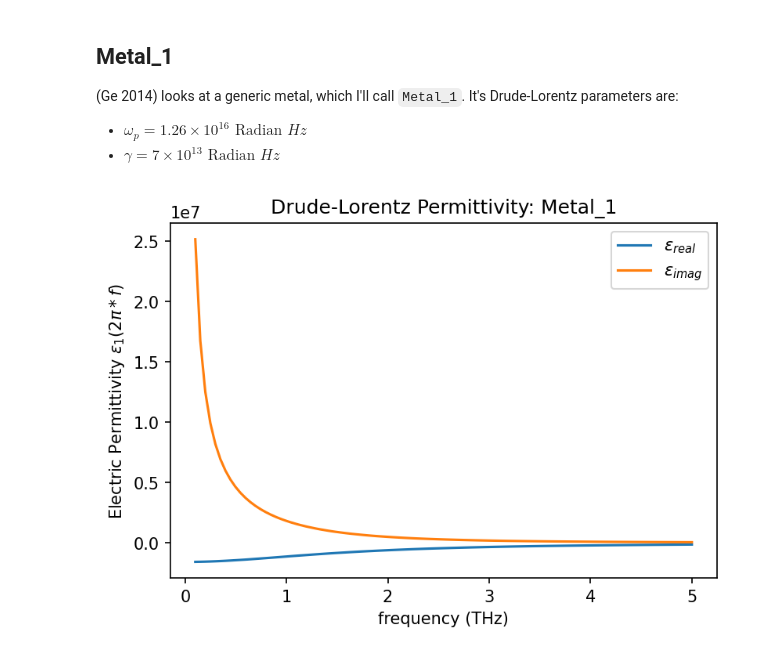
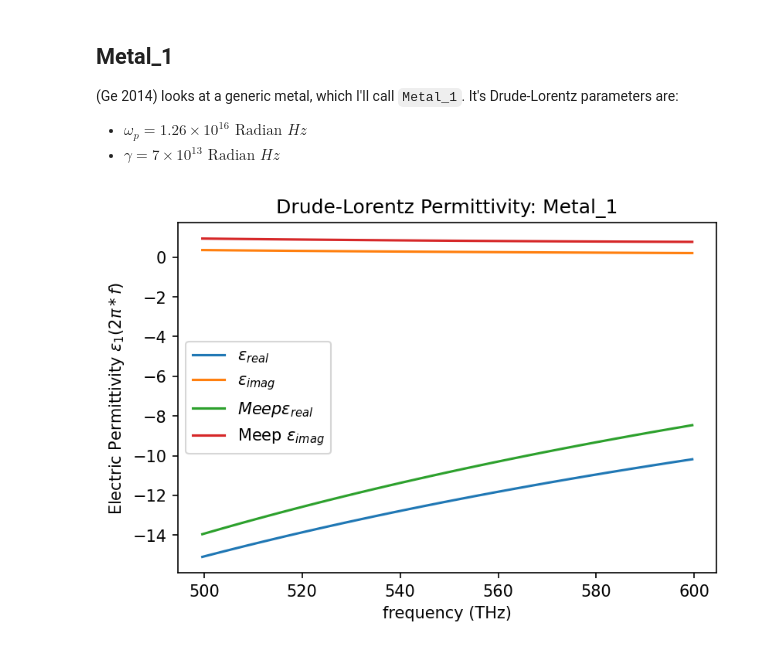
Before and after one commit to Andersen98/nano-optics-materials, a Jupyter notebook: scripts/ge_2014.ipynb, the cells around one changed output. Drawn from its saved outputs; the diff is of its cells as text; code cells hidden in the pictures.

Commit message:
metal eps plots finally match up too meep. I am convinced the equations and params are good.

```diff
--- a/scripts/ge_2014.ipynb
+++ b/scripts/ge_2014.ipynb
@@ -25,33 +25,48 @@ where
 - $\gamma = 7\times 10^{13} \text{ Radian } Hz$
 # %%
 #setting up the material first
+import wave
 import numpy as np
 from scipy import constants
 import matplotlib.pyplot as plt
+from meep.materials import Ag_visible as meep_metal
 
 wp = 1.26e+16
-gamma = 1.0e+13
+gamma = 7.0e+13
 
 
 
 def epsilon_drude_lorentz(w,wp,gamma):
     return 1- (wp**2)/(w*(w+1j*gamma))
 
+meep_unit_lengt = constants.micro
+meep_unit_time = constants.micro/constants.c
 
-max_wavelength = 400.0*constants.nano #meters
-min_wavelength =  700.0*constants.nano #meters
 
-frequency_THz = np.linspace(.1,5, 100 )
-eps_1 = epsilon_drude_lorentz(2.0*np.pi*frequency_THz*constants.tera,wp,gamma)
 
-fig, ax = plt.subplots(dpi=150)
+max_wavelength =  .6*meep_unit_lengt
+min_wavelength =  .5*meep_unit_lengt
 
-ax.plot(frequency_THz,np.real(eps_1), label=r'$\epsilon_{real}$')
-ax.plot(frequency_THz,np.imag(eps_1), label=r'$\epsilon_{imag}$')
-ax.set_xlabel( r'frequency (THz)' )
-ax.set_ylabel(r'Electric Permittivity $\epsilon_1(2\pi*f)$')
-ax.set_title('Drude-Lorentz Permittivity: Metal_1')
-ax.legend()
+
+frequency = np.linspace(constants.c/max_wavelength,
+                            constants.c/min_wavelength, 100 )
+frequency_THz = frequency/constants.tera
+omega_THz = 2.0*np.pi*frequency_THz
+frequency_meep = frequency*meep_unit_time
+
+eps_1 = epsilon_drude_lorentz(omega_THz*constants.tera,wp,gamma)
+
+ep_Al_meep = meep_metal.epsilon(frequency_meep)[:,0,0]
+fig, ax1 =   plt.subplots(dpi=150)
+
+ax1.plot(frequency_THz,np.real(eps_1), label=r'$\epsilon_{real}$')
+ax1.plot(frequency_THz,np.imag(eps_1), label=r'$\epsilon_{imag}$')
+ax1.plot(frequency_THz,np.real(ep_Al_meep), label=r'$Meep \epsilon_{real}$')
+ax1.plot(frequency_THz,np.imag(ep_Al_meep), label=r'Meep $\epsilon_{imag}$')
+ax1.set_xlabel( r'frequency (THz)' )
+ax1.set_ylabel(r'Electric Permittivity $\epsilon_1(2\pi*f)$')
+ax1.set_title('Drude-Lorentz Permittivity: Metal_1')
+ax1.legend()
 plt.show()
 # %% [output]
-[figure, old version]
+[figure, new version]
```
